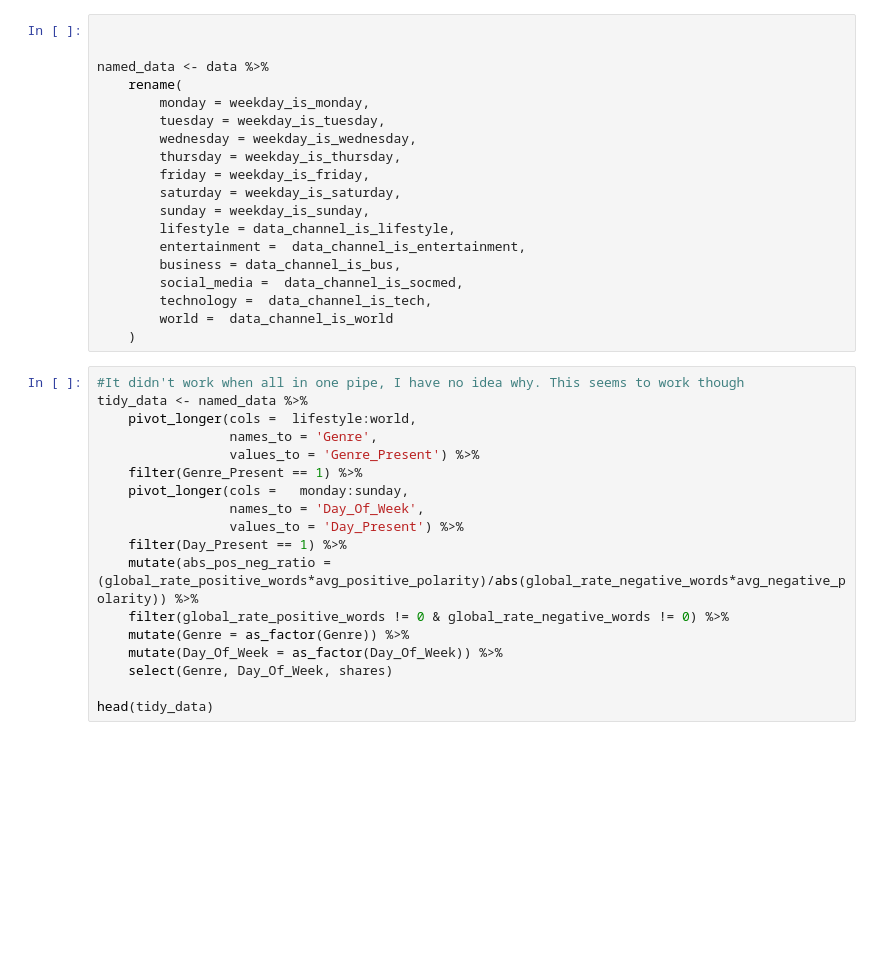
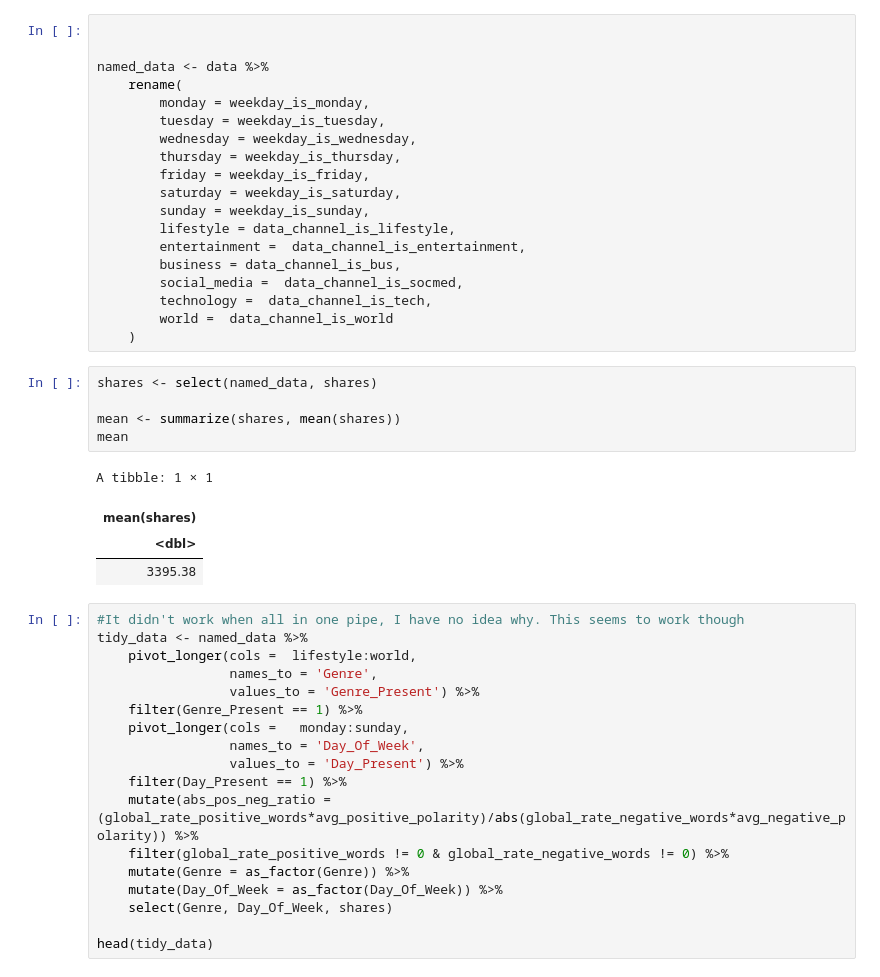
Before and after one commit to dgjfaber/dsci100project, a Jupyter notebook: PredictiveModelNoNumbers.ipynb, the cells around one changed output. Saved outputs shown, nothing was run; the diff lists cells and outputs as text; blank space fills up the shorter version.

```diff
--- a/PredictiveModelNoNumbers.ipynb
+++ b/PredictiveModelNoNumbers.ipynb
@@ -49,6 +49,16 @@ named_data <- data %>%
         technology =  data_channel_is_tech,
         world =  data_channel_is_world
     )
+# %%
+shares <- select(named_data, shares)
+
+mean <- summarize(shares, mean(shares))
+mean
+# %% [output]
+A tibble: 1 × 1
+| mean(shares) |
+| <dbl> |
+| 3395.38 |
 # %%
 #It didn't work when all in one pipe, I have no idea why. This seems to work though
 tidy_data <- named_data %>%
```
Also changed, not shown: 2 other files.
